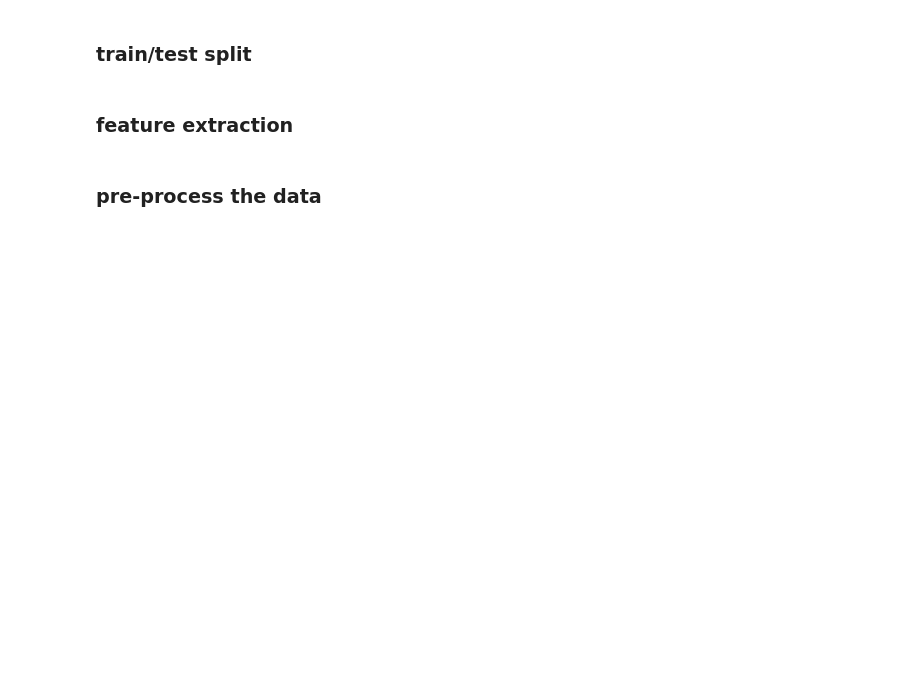
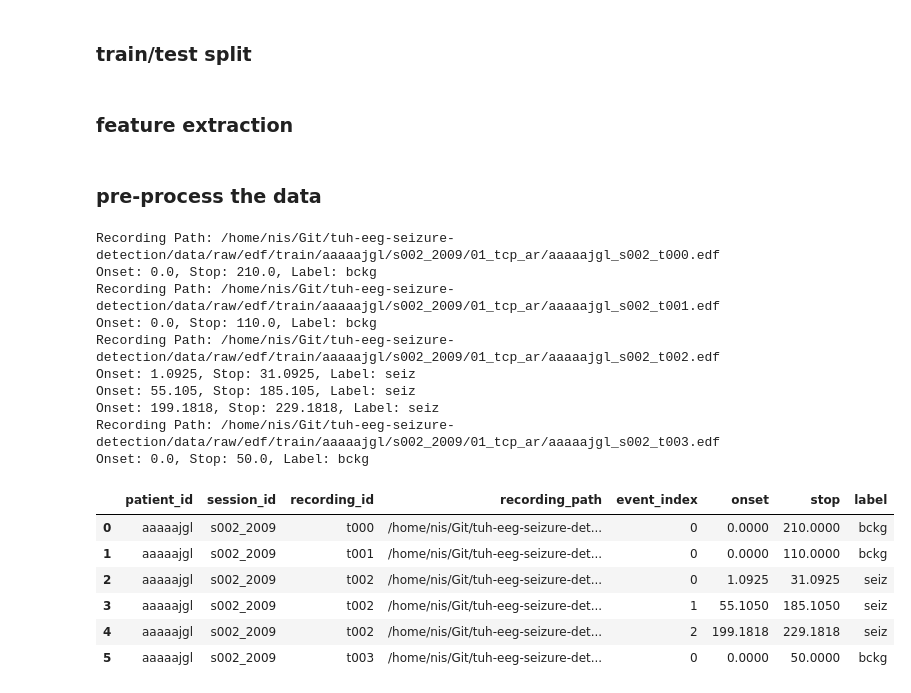
Before and after one commit to JannisHajda/tuh-eeg-seizure-detection, a Jupyter notebook: pre_processing_fast.ipynb, the cells around one changed output. Saved outputs shown, nothing was run; the diff lists cells and outputs as text; code cells hidden in the pictures; blank space fills up the shorter version.

```diff
--- a/pre_processing_fast.ipynb
+++ b/pre_processing_fast.ipynb
@@ -453,13 +558,31 @@ def preprocess(patient_id):
 # %%
-patients = data["patient_id"].unique()
-patients = patients[:1]
-extracted_features = []
-corrupted = []
-for patient in patients:
-    features, corrupted = preprocess(patient)
-    extracted_features.append(features)
-    corrupted.extend(corrupted)
+# group patient windows by recording path, aggregate onset to min and stop to max
+patient_recordings = windows.groupby(["patient_id", "session_id", "recording_id", "recording_path", "event_index"]).agg({"onset": "min", "stop": "max", "label": "first"}).reset_index()
+patient_recordings
+p = patient_recordings[patient_recordings["patient_id"] == "aaaaajgl"]
 
-extracted_features = pd.concat(extracted_features)
-extracted_features
+for recording_path, group in p.groupby("recording_path"):
+    print(f"Recording Path: {recording_path}")
+    for _, event in group.iterrows():
+        print(f"Onset: {event['onset']}, Stop: {event['stop']}, Label: {event['label']}")
+
+p
+# %% [output]
+Recording Path: /home/nis/Git/tuh-eeg-seizure-detection/data/raw/edf/train/aaaaajgl/s002_2009/01_tcp_ar/aaaaajgl_s002_t000.edf
+Onset: 0.0, Stop: 210.0, Label: bckg
+Recording Path: /home/nis/Git/tuh-eeg-seizure-detection/data/raw/edf/train/aaaaajgl/s002_2009/01_tcp_ar/aaaaajgl_s002_t001.edf
+Onset: 0.0, Stop: 110.0, Label: bckg
+Recording Path: /home/nis/Git/tuh-eeg-seizure-detection/data/raw/edf/train/aaaaajgl/s002_2009/01_tcp_ar/aaaaajgl_s002_t002.edf
+Onset: 1.0925, Stop: 31.0925, Label: seiz
+Onset: 55.105, Stop: 185.105, Label: seiz
+Onset: 199.1818, Stop: 229.1818, Label: seiz
+Recording Path: /home/nis/Git/tuh-eeg-seizure-detection/data/raw/edf/train/aaaaajgl/s002_2009/01_tcp_ar/aaaaajgl_s002_t003.edf
+Onset: 0.0, Stop: 50.0, Label: bckg
+|  | patient_id | session_id | recording_id | recording_path | event_index | onset | stop | label |
+| 0 | aaaaajgl | s002_2009 | t000 | /home/nis/Git/tuh-eeg-seizure-det... | 0 | 0.0000 | 210.0000 | bckg |
+| 1 | aaaaajgl | s002_2009 | t001 | /home/nis/Git/tuh-eeg-seizure-det... | 0 | 0.0000 | 110.0000 | bckg |
+| 2 | aaaaajgl | s002_2009 | t002 | /home/nis/Git/tuh-eeg-seizure-det... | 0 | 1.0925 | 31.0925 | seiz |
+| 3 | aaaaajgl | s002_2009 | t002 | /home/nis/Git/tuh-eeg-seizure-det... | 1 | 55.1050 | 185.1050 | seiz |
+| 4 | aaaaajgl | s002_2009 | t002 | /home/nis/Git/tuh-eeg-seizure-det... | 2 | 199.1818 | 229.1818 | seiz |
+| 5 | aaaaajgl | s002_2009 | t003 | /home/nis/Git/tuh-eeg-seizure-det... | 0 | 0.0000 | 50.0000 | bckg |
 # %%
```
Also changed, not shown: parts of 3 cells of this notebook.
